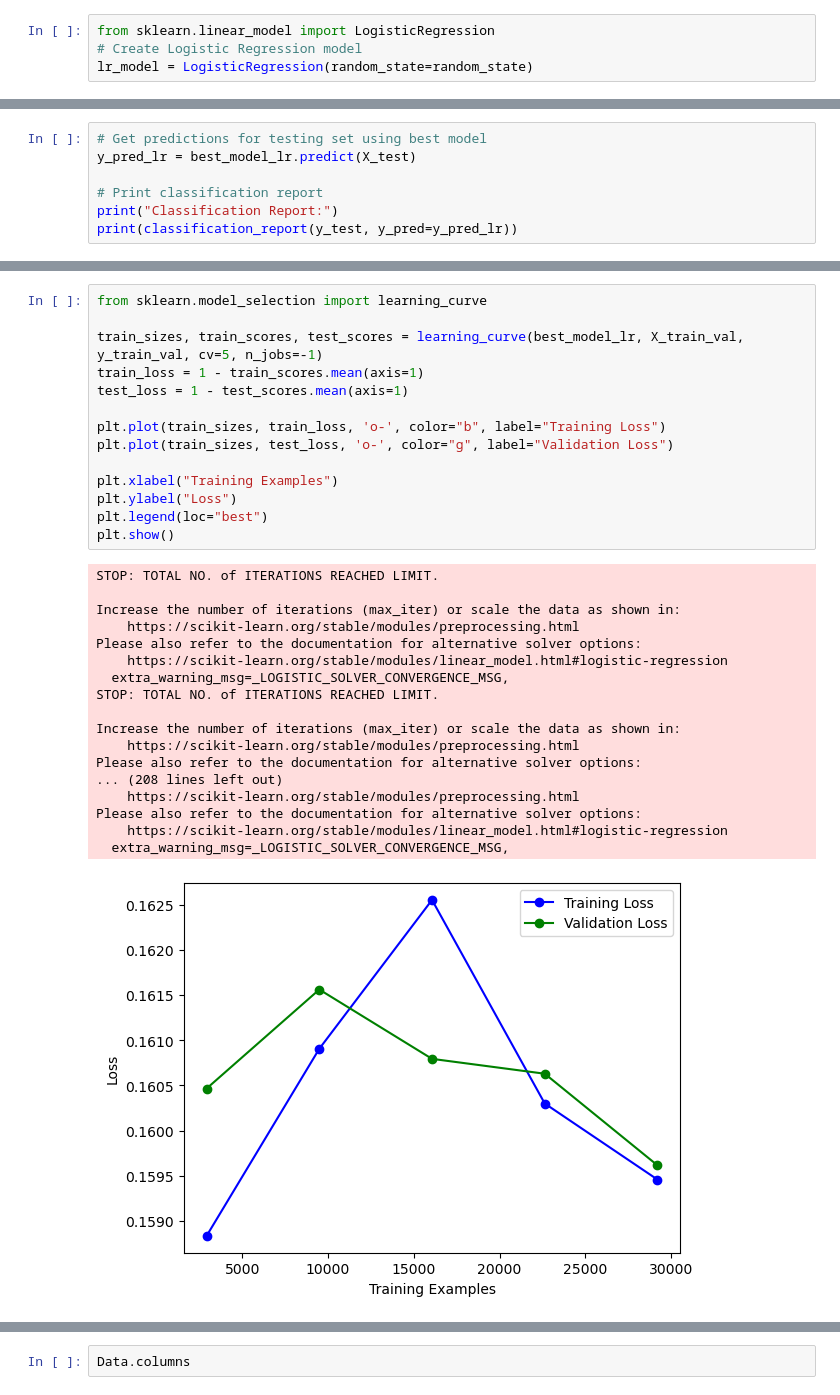
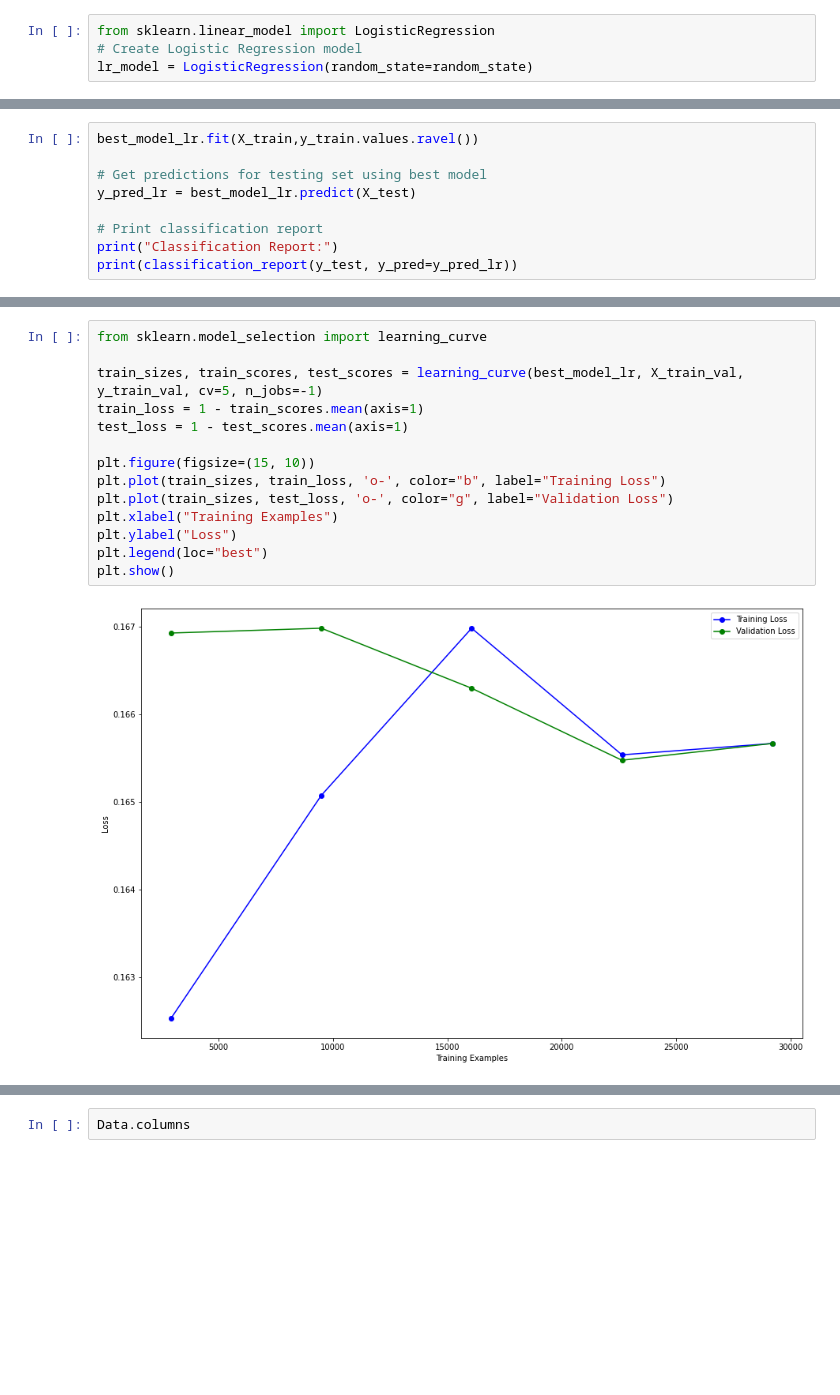
Before and after one commit to bileldhambri/DS-Project-Music-Classification, a Jupyter notebook: Final-classification.ipynb, the cells around one changed output, grey strips where cells are left out. Cells and saved outputs as stored; diff of their text form; blank space fills up the shorter version.

```diff
--- a/Final-classification.ipynb
+++ b/Final-classification.ipynb
@@ -313,6 +309,8 @@ Please also refer to the documentation for alternative solver options:
     https://scikit-learn.org/stable/modules/linear_model.html#logistic-regression
   extra_warning_msg=_LOGISTIC_SOLVER_CONVERGENCE_MSG,
 # %%
+best_model_lr.fit(X_train,y_train.values.ravel())
+
 # Get predictions for testing set using best model
 y_pred_lr = best_model_lr.predict(X_test)
 
@@ -468,34 +431,17 @@ We notice that the curve of the validation accuracy increases and training accur
 # %%
 from sklearn.model_selection import learning_curve
 
 train_sizes, train_scores, test_scores = learning_curve(best_model_lr, X_train_val, y_train_val, cv=5, n_jobs=-1)
 train_loss = 1 - train_scores.mean(axis=1)
 test_loss = 1 - test_scores.mean(axis=1)
 
+plt.figure(figsize=(15, 10))
 plt.plot(train_sizes, train_loss, 'o-', color="b", label="Training Loss")
 plt.plot(train_sizes, test_loss, 'o-', color="g", label="Validation Loss")
-
 plt.xlabel("Training Examples")
 plt.ylabel("Loss")
 plt.legend(loc="best")
 plt.show()
 # %% [output]
-STOP: TOTAL NO. of ITERATIONS REACHED LIMIT.
-
-Increase the number of iterations (max_iter) or scale the data as shown in:
-    https://scikit-learn.org/stable/modules/preprocessing.html
-Please also refer to the documentation for alternative solver options:
-    https://scikit-learn.org/stable/modules/linear_model.html#logistic-regression
-  extra_warning_msg=_LOGISTIC_SOLVER_CONVERGENCE_MSG,
-STOP: TOTAL NO. of ITERATIONS REACHED LIMIT.
-
-Increase the number of iterations (max_iter) or scale the data as shown in:
-    https://scikit-learn.org/stable/modules/preprocessing.html
-Please also refer to the documentation for alternative solver options:
-... (208 lines left out)
-    https://scikit-learn.org/stable/modules/preprocessing.html
-Please also refer to the documentation for alternative solver options:
-    https://scikit-learn.org/stable/modules/linear_model.html#logistic-regression
-  extra_warning_msg=_LOGISTIC_SOLVER_CONVERGENCE_MSG,
-[figure, old version]
+[figure, new version]
 # %% [markdown]
```
Also changed, not shown: parts of 62 cells of this notebook.
